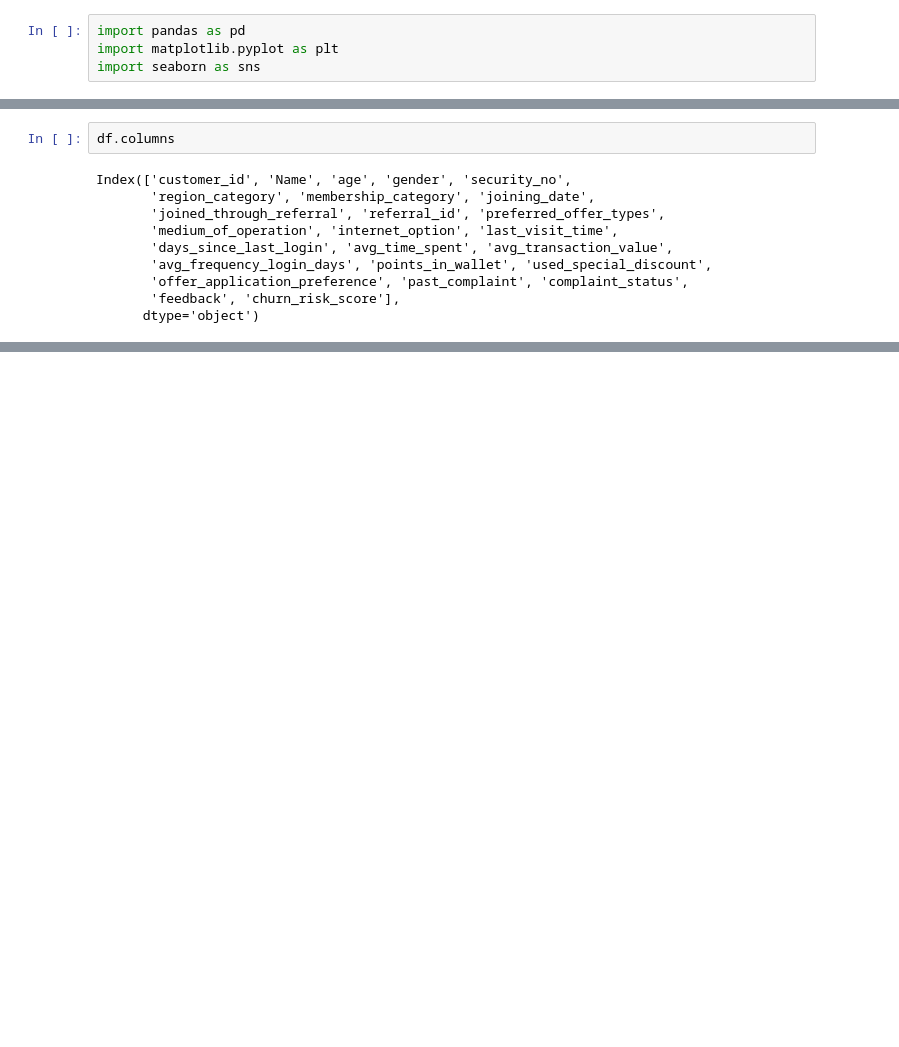
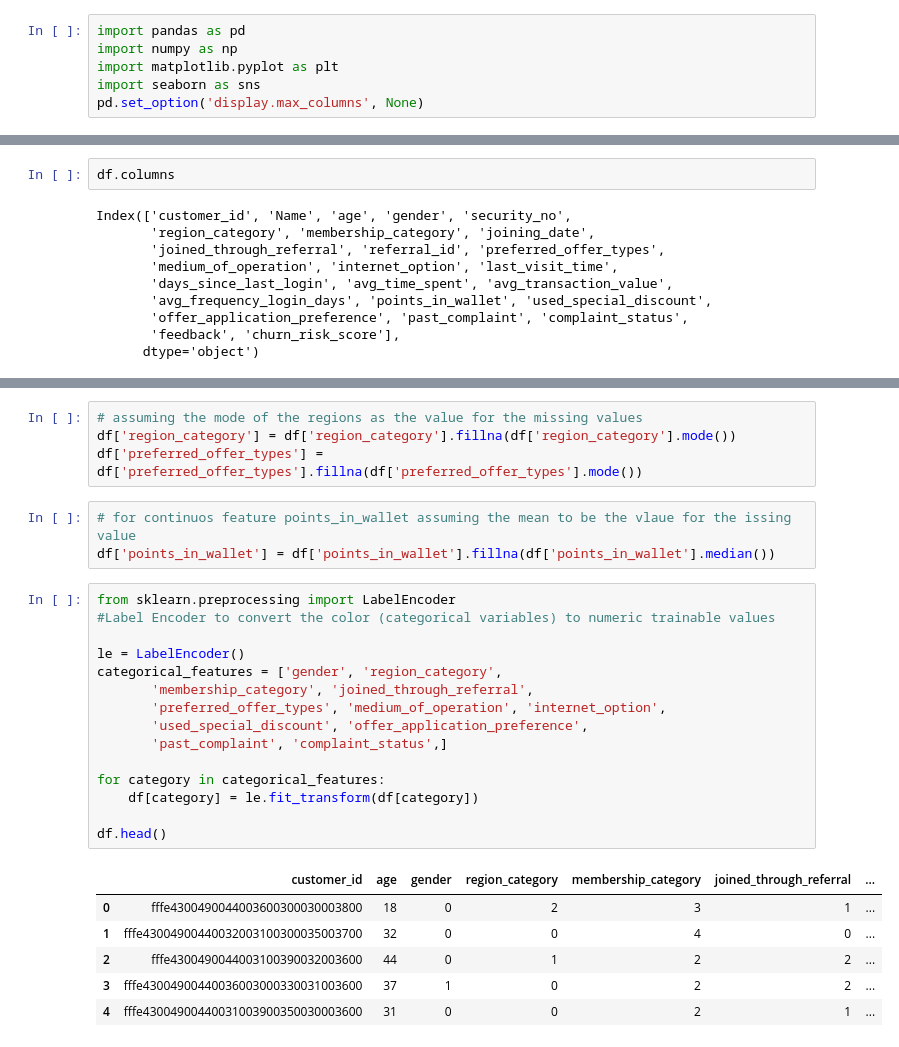
Before and after one commit to YogeshUpdhyay/Churn-Modelling, a Jupyter notebook: main.ipynb, the cells around one changed output, grey strips where cells are left out. Saved outputs shown, nothing was run; the diff lists cells and outputs as text; blank space fills up the shorter version.

```diff
--- a/main.ipynb
+++ b/main.ipynb
@@ -1,7 +1,9 @@
 # %%
 import pandas as pd
+import numpy as np
 import matplotlib.pyplot as plt
 import seaborn as sns
+pd.set_option('display.max_columns', None)
 # %%
 df = pd.read_csv('./dataset/train.csv')
 df.head()
@@ -43,0 +67,29 @@ df.shape
+# %%
+# assuming the mode of the regions as the value for the missing values
+df['region_category'] = df['region_category'].fillna(df['region_category'].mode())
+df['preferred_offer_types'] = df['preferred_offer_types'].fillna(df['preferred_offer_types'].mode())
+# %%
+# for continuos feature points_in_wallet assuming the mean to be the vlaue for the issing value
+df['points_in_wallet'] = df['points_in_wallet'].fillna(df['points_in_wallet'].median())
+# %%
+from sklearn.preprocessing import LabelEncoder
+#Label Encoder to convert the color (categorical variables) to numeric trainable values
+
+le = LabelEncoder()
+categorical_features = ['gender', 'region_category',
+       'membership_category', 'joined_through_referral',
+       'preferred_offer_types', 'medium_of_operation', 'internet_option',
+       'used_special_discount', 'offer_application_preference',
+       'past_complaint', 'complaint_status',]
+
+for category in categorical_features:
+    df[category] = le.fit_transform(df[category])
+
+df.head()
+# %% [output]
+|  | customer_id | age | gender | region_category | membership_category | joined_through_referral | ... |
+| 0 | fffe4300490044003600300030003800 | 18 | 0 | 2 | 3 | 1 | ... |
+| 1 | fffe43004900440032003100300035003700 | 32 | 0 | 0 | 4 | 0 | ... |
+| 2 | fffe4300490044003100390032003600 | 44 | 0 | 1 | 2 | 2 | ... |
+| 3 | fffe43004900440036003000330031003600 | 37 | 1 | 0 | 2 | 2 | ... |
+| 4 | fffe43004900440031003900350030003600 | 31 | 0 | 0 | 2 | 1 | ... |
```
Also changed, not shown: parts of 20 cells of this notebook, 1 other file.
